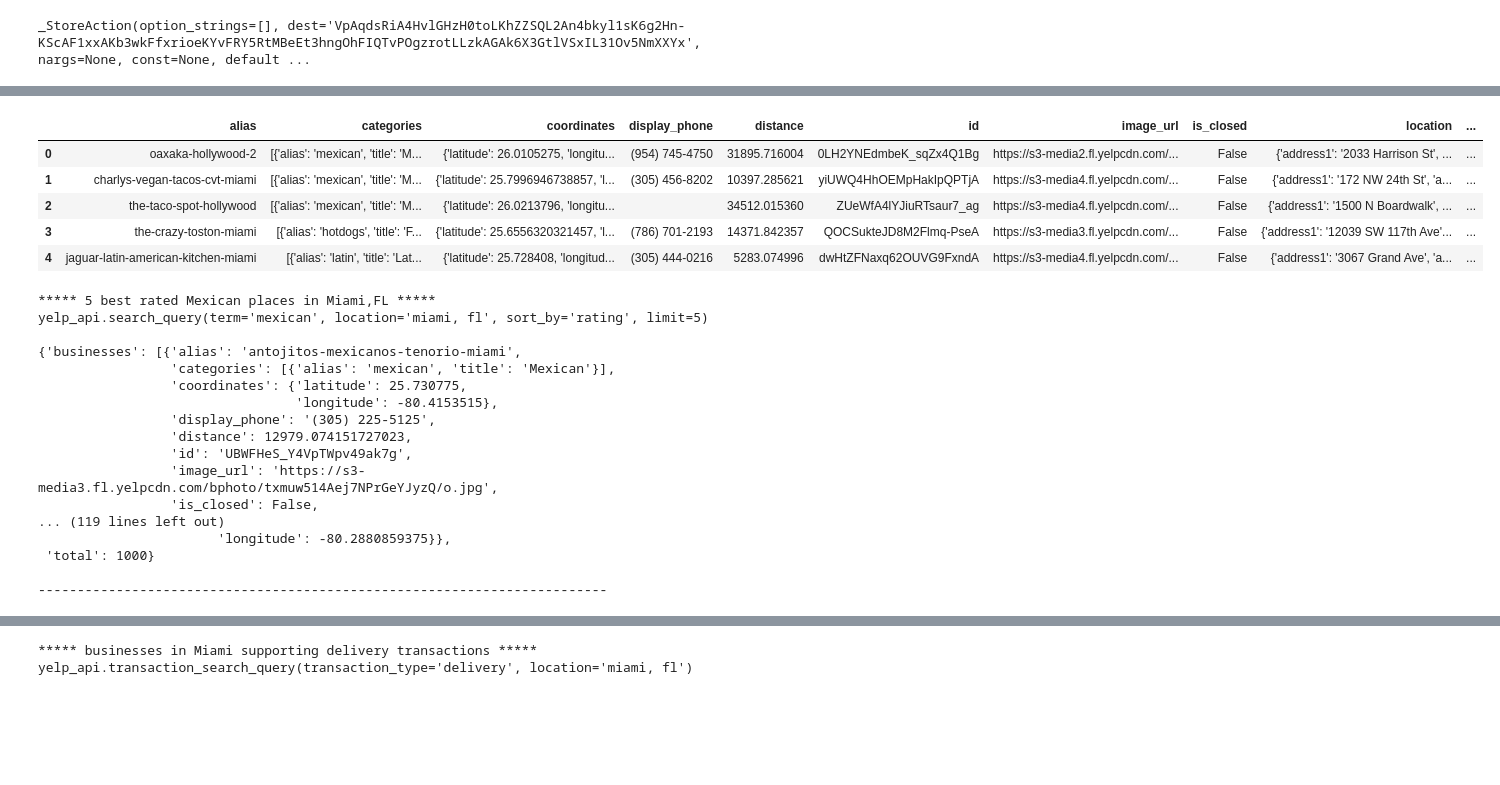
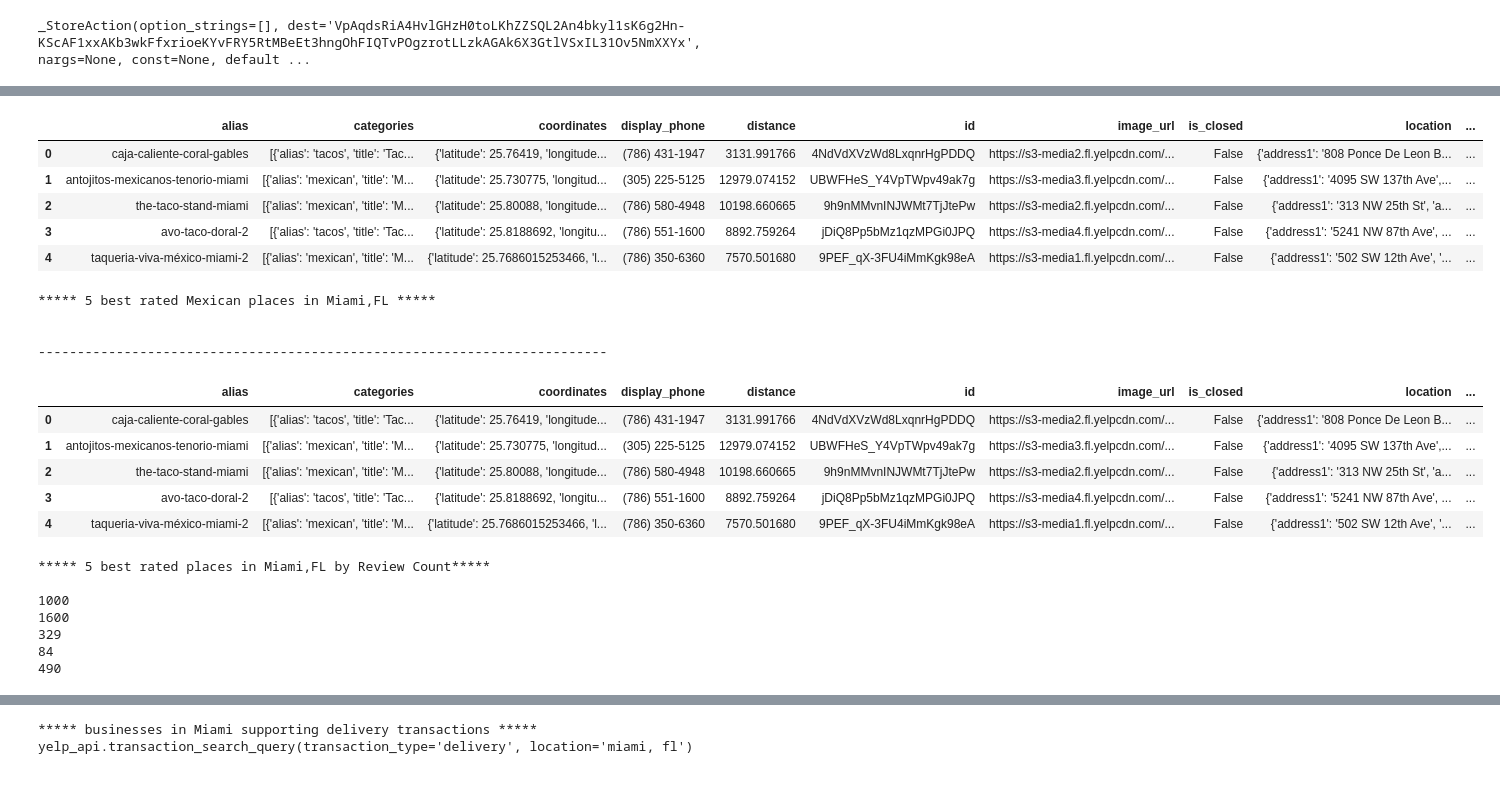
Before and after one commit to carolynew/Project-1-for-BootCamp, a Jupyter notebook: devins_folder/Take2.ipynb, the cells around one changed output, grey strips where cells are left out. Drawn from its saved outputs; the diff is of its cells as text; code cells hidden in the pictures; blank space fills up the shorter version.

```diff
--- a/devins_folder/Take2.ipynb
+++ b/devins_folder/Take2.ipynb
@@ -19,42 +44,59 @@ headers = {'Authorization': 'Bearer %s' % api_key}
 # %%
 yelp_api = YelpAPI(api_key)
 #search yelp library for "Mexican restaurants"
 
 
-search_results = yelp_api.search_query(term='mexican', location='miami, fl', sort_by='rating', offset=offset, limit=50)
+search_results = yelp_api.search_query(term='mexican', location='miami, fl', sort_by='rating', limit=50)
 #pprint (search_results)
 df = pd.DataFrame(search_results['businesses'])
+df.to_csv('Miami_Mexican_Restaurants.csv')
 df.head()
 # %% [output]
 |  | alias | categories | coordinates | display_phone | distance | id | image_url | is_closed | location | ... |
-| 0 | oaxaka-hollywood-2 | [{'alias': 'mexican', 'title': 'M... | {'latitude': 26.0105275, 'longitu... | (954) 745-4750 | 31895.716004 | 0LH2YNEdmbeK_sqZx4Q1Bg | https://s3-media2.fl.yelpcdn.com/... | False | {'address1': '2033 Harrison St', ... | ... |
-| 1 | charlys-vegan-tacos-cvt-miami | [{'alias': 'mexican', 'title': 'M... | {'latitude': 25.7996946738857, 'l... | (305) 456-8202 | 10397.285621 | yiUWQ4HhOEMpHakIpQPTjA | https://s3-media4.fl.yelpcdn.com/... | False | {'address1': '172 NW 24th St', 'a... | ... |
-| 2 | the-taco-spot-hollywood | [{'alias': 'mexican', 'title': 'M... | {'latitude': 26.0213796, 'longitu... |  | 34512.015360 | ZUeWfA4lYJiuRTsaur7_ag | https://s3-media4.fl.yelpcdn.com/... | False | {'address1': '1500 N Boardwalk', ... | ... |
-| 3 | the-crazy-toston-miami | [{'alias': 'hotdogs', 'title': 'F... | {'latitude': 25.6556320321457, 'l... | (786) 701-2193 | 14371.842357 | QOCSukteJD8M2Flmq-PseA | https://s3-media3.fl.yelpcdn.com/... | False | {'address1': '12039 SW 117th Ave'... | ... |
-| 4 | jaguar-latin-american-kitchen-miami | [{'alias': 'latin', 'title': 'Lat... | {'latitude': 25.728408, 'longitud... | (305) 444-0216 | 5283.074996 | dwHtZFNaxq62OUVG9FxndA | https://s3-media4.fl.yelpcdn.com/... | False | {'address1': '3067 Grand Ave', 'a... | ... |
+| 0 | caja-caliente-coral-gables | [{'alias': 'tacos', 'title': 'Tac... | {'latitude': 25.76419, 'longitude... | (786) 431-1947 | 3131.991766 | 4NdVdXVzWd8LxqnrHgPDDQ | https://s3-media2.fl.yelpcdn.com/... | False | {'address1': '808 Ponce De Leon B... | ... |
+| 1 | antojitos-mexicanos-tenorio-miami | [{'alias': 'mexican', 'title': 'M... | {'latitude': 25.730775, 'longitud... | (305) 225-5125 | 12979.074152 | UBWFHeS_Y4VpTWpv49ak7g | https://s3-media3.fl.yelpcdn.com/... | False | {'address1': '4095 SW 137th Ave',... | ... |
+| 2 | the-taco-stand-miami | [{'alias': 'mexican', 'title': 'M... | {'latitude': 25.80088, 'longitude... | (786) 580-4948 | 10198.660665 | 9h9nMMvnINJWMt7TjJtePw | https://s3-media2.fl.yelpcdn.com/... | False | {'address1': '313 NW 25th St', 'a... | ... |
+| 3 | avo-taco-doral-2 | [{'alias': 'tacos', 'title': 'Tac... | {'latitude': 25.8188692, 'longitu... | (786) 551-1600 | 8892.759264 | jDiQ8Pp5bMz1qzMPGi0JPQ | https://s3-media4.fl.yelpcdn.com/... | False | {'address1': '5241 NW 87th Ave', ... | ... |
+| 4 | taqueria-viva-méxico-miami-2 | [{'alias': 'mexican', 'title': 'M... | {'latitude': 25.7686015253466, 'l... | (786) 350-6360 | 7570.501680 | 9PEF_qX-3FU4iMmKgk98eA | https://s3-media1.fl.yelpcdn.com/... | False | {'address1': '502 SW 12th Ave', '... | ... |
 # %%
-#printing top 5 best rated Mexican spots in Miami FL
-print('***** 5 best rated Mexican places in Miami,FL *****\n{}\n'.format("yelp_api.search_query(term='mexican', "
-                                                                             "location='miami, fl', sort_by='rating', "
-                                                                             "limit=5)"))
-response = yelp_api.search_query(term='mexican', location='miami, fl', sort_by='rating', limit=5)
-pprint(response)
+print('***** 5 best rated Mexican places in Miami,FL *****\n')
+response = yelp_api.search_query(term='mexican', location='miami, fl', limit=5, sort_by='review_count')
+#pprint(response)
 print('\n-------------------------------------------------------------------------\n')
+
+pd.DataFrame(response['businesses'])
+df.head()
 # %% [output]
 ***** 5 best rated Mexican places in Miami,FL *****
-yelp_api.search_query(term='mexican', location='miami, fl', sort_by='rating', limit=5)
 
-{'businesses': [{'alias': 'antojitos-mexicanos-tenorio-miami',
-                 'categories': [{'alias': 'mexican', 'title': 'Mexican'}],
-                 'coordinates': {'latitude': 25.730775,
-                                 'longitude': -80.4153515},
-                 'display_phone': '(305) 225-5125',
-                 'distance': 12979.074151727023,
-                 'id': 'UBWFHeS_Y4VpTWpv49ak7g',
-                 'image_url': 'https://s3-media3.fl.yelpcdn.com/bphoto/txmuw514Aej7NPrGeYJyzQ/o.jpg',
-                 'is_closed': False,
-... (119 lines left out)
-                       'longitude': -80.2880859375}},
- 'total': 1000}
 
 -------------------------------------------------------------------------
+|  | alias | categories | coordinates | display_phone | distance | id | image_url | is_closed | location | ... |
+| 0 | caja-caliente-coral-gables | [{'alias': 'tacos', 'title': 'Tac... | {'latitude': 25.76419, 'longitude... | (786) 431-1947 | 3131.991766 | 4NdVdXVzWd8LxqnrHgPDDQ | https://s3-media2.fl.yelpcdn.com/... | False | {'address1': '808 Ponce De Leon B... | ... |
+| 1 | antojitos-mexicanos-tenorio-miami | [{'alias': 'mexican', 'title': 'M... | {'latitude': 25.730775, 'longitud... | (305) 225-5125 | 12979.074152 | UBWFHeS_Y4VpTWpv49ak7g | https://s3-media3.fl.yelpcdn.com/... | False | {'address1': '4095 SW 137th Ave',... | ... |
+| 2 | the-taco-stand-miami | [{'alias': 'mexican', 'title': 'M... | {'latitude': 25.80088, 'longitude... | (786) 580-4948 | 10198.660665 | 9h9nMMvnINJWMt7TjJtePw | https://s3-media2.fl.yelpcdn.com/... | False | {'address1': '313 NW 25th St', 'a... | ... |
+| 3 | avo-taco-doral-2 | [{'alias': 'tacos', 'title': 'Tac... | {'latitude': 25.8188692, 'longitu... | (786) 551-1600 | 8892.759264 | jDiQ8Pp5bMz1qzMPGi0JPQ | https://s3-media4.fl.yelpcdn.com/... | False | {'address1': '5241 NW 87th Ave', ... | ... |
+| 4 | taqueria-viva-méxico-miami-2 | [{'alias': 'mexican', 'title': 'M... | {'latitude': 25.7686015253466, 'l... | (786) 350-6360 | 7570.501680 | 9PEF_qX-3FU4iMmKgk98eA | https://s3-media1.fl.yelpcdn.com/... | False | {'address1': '502 SW 12th Ave', '... | ... |
+# %%
+print('***** 5 best rated places in Miami,FL by Review Count*****\n')
+response = yelp_api.search_query(term='italian', location='miami, fl', limit=5, sort_by='review_count')
+#pprint(response)
+mexican_data = yelp_api.search_query(term='mexican', location='miami, fl', attributes='restaurant')
+italian_data = yelp_api.search_query(term='italian', location='miami, fl', attributes='restaurant')
+greek_data = yelp_api.search_query(term='greek', location='miami, fl', attributes='restaurant')
+indian_data = yelp_api.search_query(term='indian', location='miami, fl', attributes='restaurant')
+japanese_data = yelp_api.search_query(term='japanese', location='miami, fl', attributes='restaurant')
+
+print(mexican_data['total'])
+print(italian_data['total'])
+print(greek_data['total'])
+print(indian_data['total'])
+print(japanese_data['total'])
+# %% [output]
+***** 5 best rated places in Miami,FL by Review Count*****
+
+1000
+1600
+329
+84
+490
```
Also changed, not shown: parts of 10 cells of this notebook, 1 other file.
